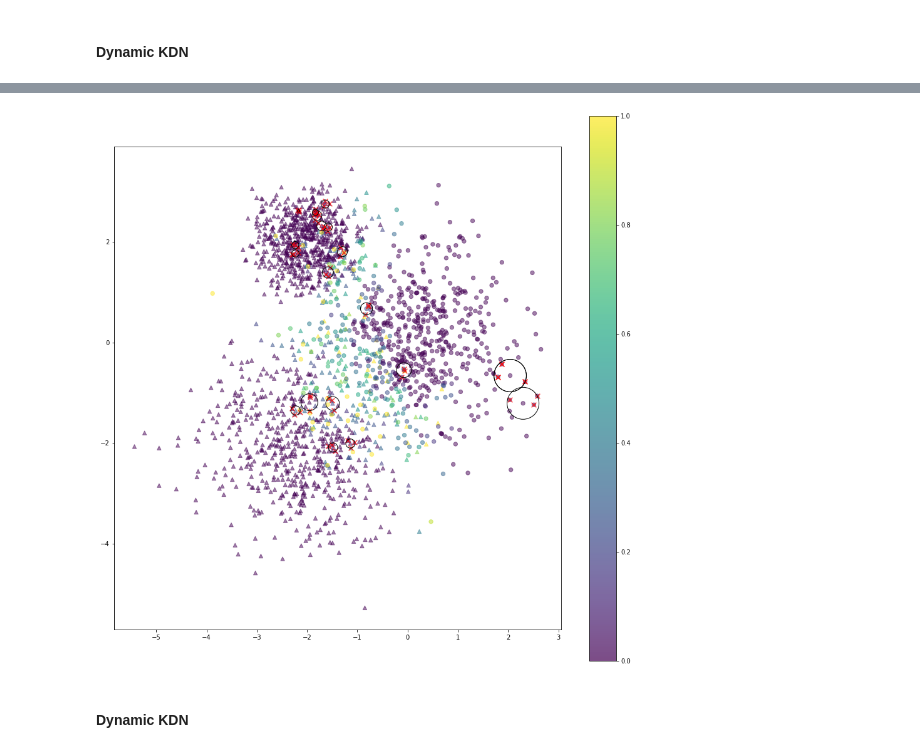
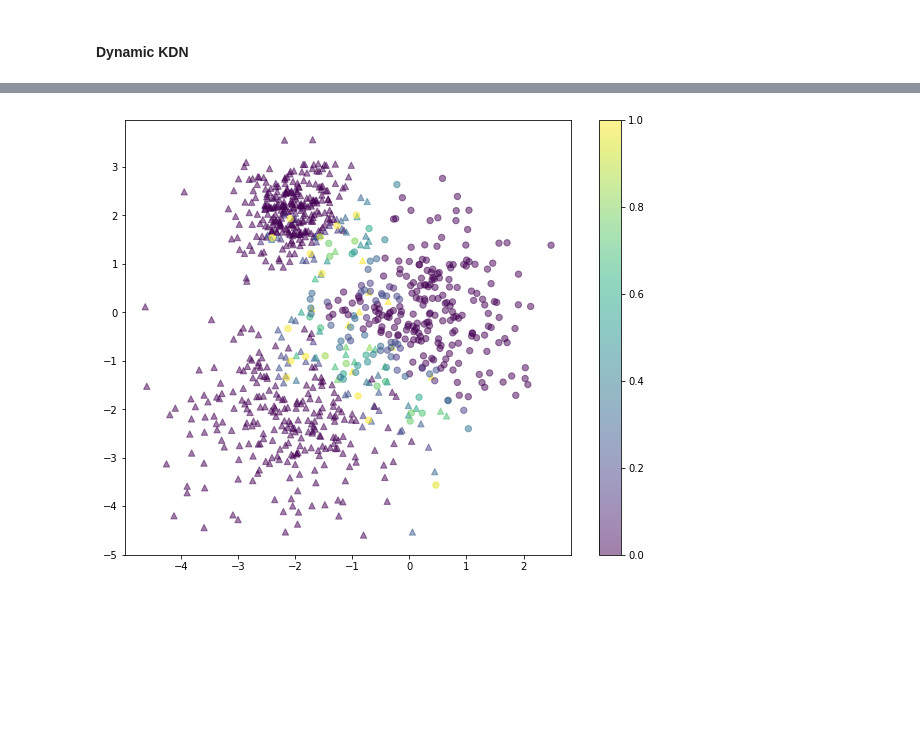
Before and after one commit to Vacek-Ace/dkdn, a Jupyter notebook: notebooks/artificial_data.ipynb, the cells around one changed output, grey strips where cells are left out. Saved outputs shown, nothing was run; the diff lists cells and outputs as text; code cells hidden in the pictures; blank space fills up the shorter version.

```diff
--- a/notebooks/artificial_data.ipynb
+++ b/notebooks/artificial_data.ipynb
@@ -15,7 +15,7 @@ from src.model.dkdn import *
 
 np.random.seed(1234)
 
-n = 1000
+n = 300
 
 mu1, mu2, sigma = 0, -2, 1
 
@@ -82,6 +109,6 @@ plt.show()
 #### Dynamic KDN
 # %%
 dynamic_kdn = DkDN(k=3)
-dynamic_kdn.fit(X_train, y_train)
+dynamic_kdn.fit(X, y)
 complexity_d = dynamic_kdn.complexity
 # %%
@@ -120,25 +156,23 @@ class0_complexity_d
 # %%
-figure, axes = plt.subplots(figsize=[16, 16])
+figure, axes = plt.subplots(figsize=[10, 8])
 
-area1 = np.ma.masked_where(y_train < 1, y_train) + 39
-area2 = np.ma.masked_where(y_train > 0 , y_train) + 40
+area1 = np.ma.masked_where(y < 1, y) + 39
+area2 = np.ma.masked_where(y > 0 , y) + 40
 
-plt.scatter(X_train[:,0],X_train[:,1], c=complexity_d, alpha=0.5, s=area1, marker='^')
-plt.scatter(X_train[:,0],X_train[:,1], c=complexity_d, alpha=0.5, s=area2, marker='o')
+plt.scatter(X[:,0],X[:,1], c=complexity_d, alpha=0.5, s=area1, marker='^')
+plt.scatter(X[:,0],X[:,1], c=complexity_d, alpha=0.5, s=area2, marker='o')
 
-for i in np.random.randint(100, size=20):
-    plt.scatter(X_train[dynamic_kdn.support_neighbours[i]][:, 0], X_train[dynamic_kdn.support_neighbours[i]][:, 1], alpha = 0.7, s = 60, marker = 'x', color = 'red')
-    Drawing_uncolored_circle = plt.Circle( X_train[i],
-                                          dynamic_kdn.radius[i],
-                                          fill = False )
+# for i in np.random.randint(100, size=20):
+#     plt.scatter(X_train[dynamic_kdn.support_neighbours[i]][:, 0], X_train[dynamic_kdn.support_neighbours[i]][:, 1], alpha = 0.7, s = 60, marker = 'x', color = 'red')
+#     Drawing_uncolored_circle = plt.Circle( X_train[i],
+#                                           dynamic_kdn.radius[i],
+#                                           fill = False )
 
-    axes.add_artist( Drawing_uncolored_circle )
+#     axes.add_artist( Drawing_uncolored_circle )
 
-axes.set_aspect( 1 )
+# axes.set_aspect( 1 )
 plt.colorbar()
 
 plt.show()
 # %% [output]
-[figure, old version]
+[figure, new version]
-# %% [markdown]
-#### Dynamic KDN
```
Also changed, not shown: parts of 30 cells of this notebook, 8 other files.
